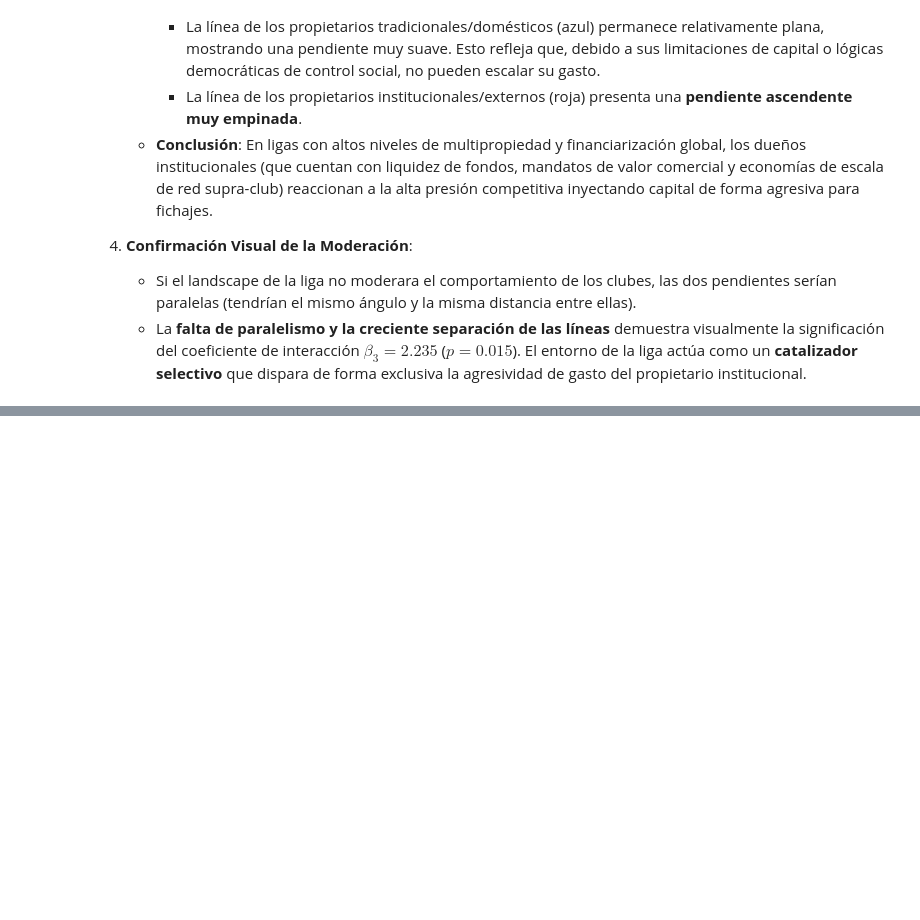
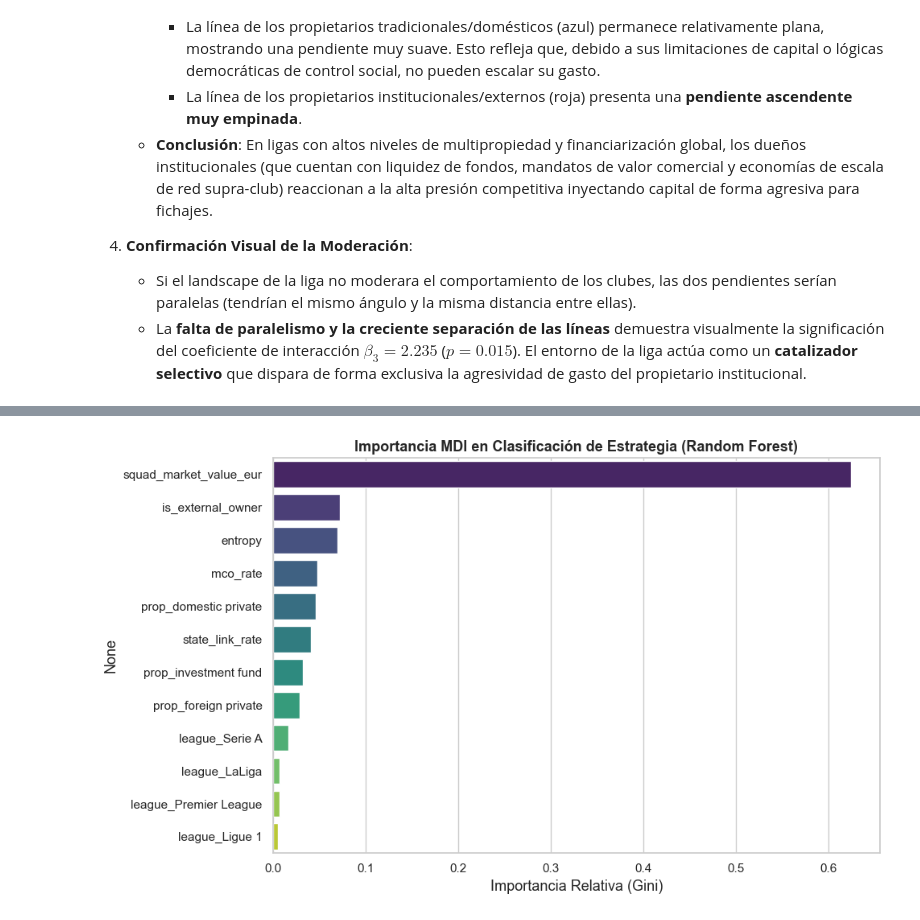
Before and after one commit to Vacek-Ace/OwnershipLandscape, a Jupyter notebook: notebooks/Analisis_Ownership_Landscape.ipynb, the cells around one changed output, grey strips where cells are left out. Cells and saved outputs as stored; diff of their text form; code cells hidden in the pictures; blank space fills up the shorter version.

```diff
--- a/notebooks/Analisis_Ownership_Landscape.ipynb
+++ b/notebooks/Analisis_Ownership_Landscape.ipynb
@@ -859,0 +921,64 @@ Este análisis ha operacionalizado y verificado el constructo de **Ownership Lan
+# %%
+# 2. VALIDACIÓN DEL CLASIFICADOR Y IMPORTANCIA DE VARIABLES (MDI)
+
+# Split temporal (Entrenamiento: <=2022, Test: >=2023)
+train_mask = df_ml['season'] <= 2022
+test_mask = df_ml['season'] >= 2023
+
+X_train = X_rf[train_mask]
+y_train = y_rf[train_mask]
+X_test = X_rf[test_mask]
+y_test = y_rf[test_mask]
+groups_train = df_ml[train_mask]['club_name']
+
+model_rf = RandomForestClassifier(n_estimators=500, random_state=42, class_weight='balanced')
+
+# 1. GroupKFold CV (agrupado por club)
+gkf = GroupKFold(n_splits=5)
+cv_acc, cv_auc, cv_f1 = [], [], []
+for train_idx, val_idx in gkf.split(X_train, y_train, groups=groups_train):
+    X_tr, y_tr = X_train.iloc[train_idx], y_train.iloc[train_idx]
+    X_val, y_val = X_train.iloc[val_idx], y_train.iloc[val_idx]
+
+    model_rf.fit(X_tr, y_tr)
+    preds = model_rf.predict(X_val)
+    probs = model_rf.predict_proba(X_val)[:, 1]
+
+    cv_acc.append(accuracy_score(y_val, preds))
+    cv_auc.append(roc_auc_score(y_val, probs))
+    cv_f1.append(f1_score(y_val, preds))
+
+# 2. Entrenar en todo el conjunto de entrenamiento (<=2022) y evaluar en test temporal (2023-2024)
+model_rf.fit(X_train, y_train)
+test_preds = model_rf.predict(X_test)
+test_probs = model_rf.predict_proba(X_test)[:, 1]
+
+results = [{
+    'Modelo': 'Random Forest Classifier (Investor vs Trader)',
+    'Accuracy (CV GroupKFold)': np.mean(cv_acc),
+    'ROC-AUC (CV GroupKFold)': np.mean(cv_auc),
+    'F1-Score (CV GroupKFold)': np.mean(cv_f1),
+    'Accuracy (Test Temporal)': accuracy_score(y_test, test_preds),
+    'ROC-AUC (Test Temporal)': roc_auc_score(y_test, test_probs),
+    'F1-Score (Test Temporal)': f1_score(y_test, test_preds)
+}]
+
+df_res = pd.DataFrame(results)
+display(df_res.round(4))
+
+# Entrenar el clasificador final sobre el dataset completo para obtener importancias MDI
+model_final = RandomForestClassifier(n_estimators=500, random_state=42, class_weight='balanced')
+model_final.fit(X_rf, y_rf)
+
+# Clasificación MDI (Gini Importance)
+importances = model_final.feature_importances_
+indices = np.argsort(importances)[::-1]
+
+plt.figure(figsize=(10, 6))
+sns.barplot(x=importances[indices], y=X_rf.columns[indices], palette='viridis')
+plt.title("Importancia MDI en Clasificación de Estrategia (Random Forest)", fontsize=13, weight='bold')
+plt.xlabel("Importancia Relativa (Gini)")
+plt.tight_layout()
+plt.savefig(r'C:/Users/vacek/.gemini/antigravity/brain/c7bab6f5-8c0e-48bf-8b50-88f1597357ab/feature_importances.png', dpi=150, bbox_inches='tight')
+plt.show()
+# %% [output]
@@ -859,0 +987 @@ Este análisis ha operacionalizado y verificado el constructo de **Ownership Lan
+[figure, added]
```
Also changed, not shown: parts of 10 cells of this notebook, 1 other file.
